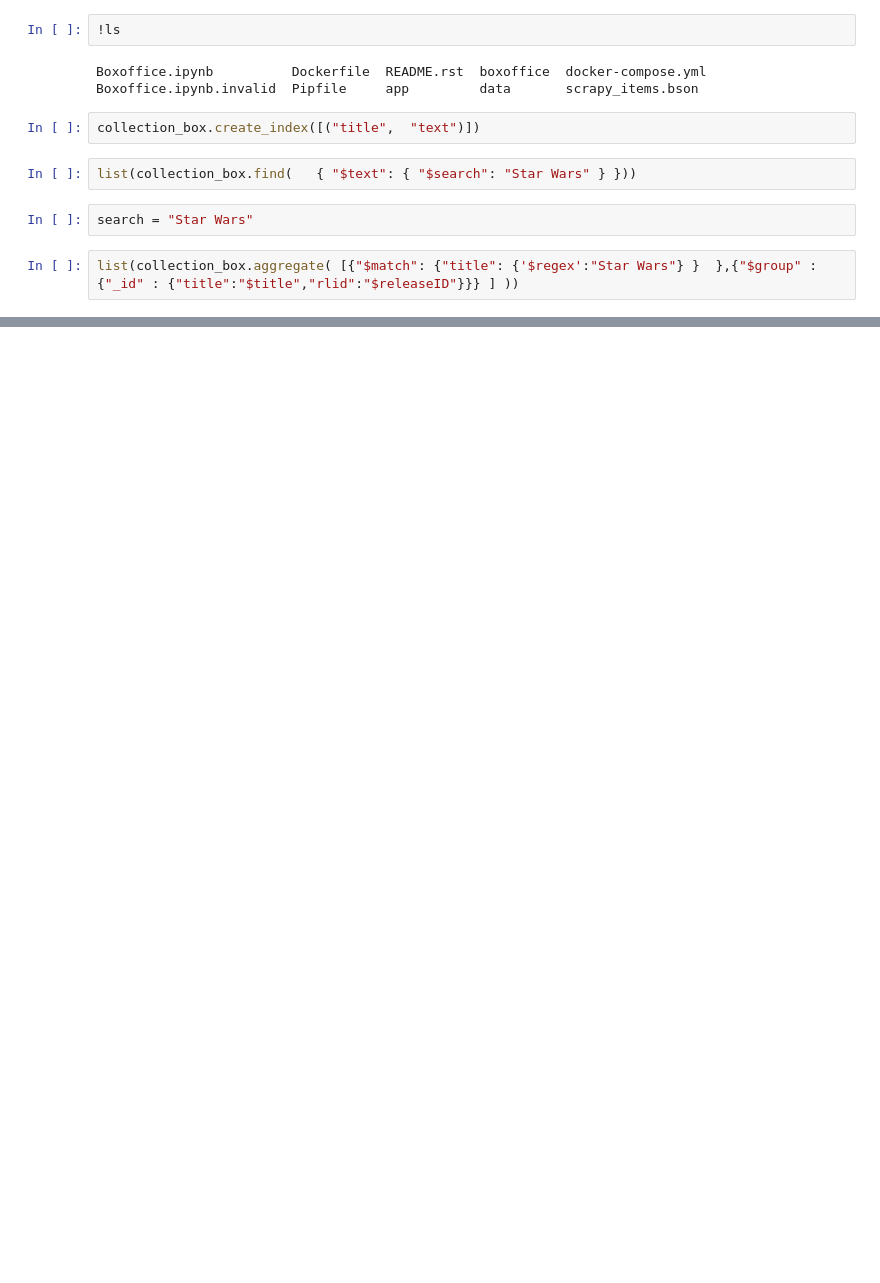
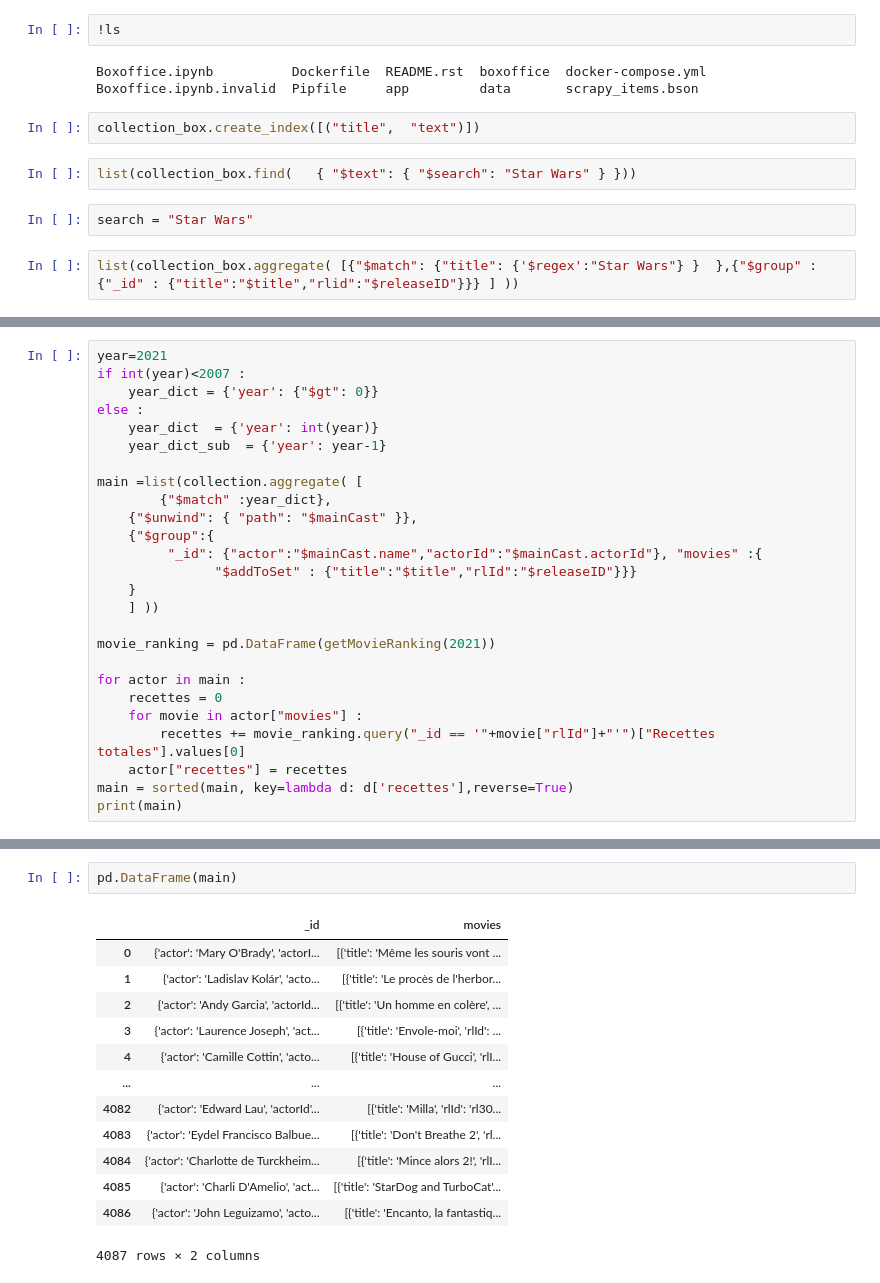
Before and after one commit to theovanrooij/projet_DSIA_4201C, a Jupyter notebook: Boxoffice.ipynb, the cells around one changed output, grey strips where cells are left out. Drawn from its saved outputs; the diff is of its cells as text; blank space fills up the shorter version.

```diff
--- a/Boxoffice.ipynb
+++ b/Boxoffice.ipynb
@@ -520,0 +380,26 @@ list(collection_box.aggregate( [{"$match": {"title": {'$regex':"Star Wars"} }  }
+# %%
+year=2021
+if int(year)<2007 :
+    year_dict = {'year': {"$gt": 0}}
+else :
+    year_dict  = {'year': int(year)}
+    year_dict_sub  = {'year': year-1}
+
+main =list(collection.aggregate( [
+        {"$match" :year_dict},
+    {"$unwind": { "path": "$mainCast" }},
+    {"$group":{
+         "_id": {"actor":"$mainCast.name","actorId":"$mainCast.actorId"}, "movies" :{
+               "$addToSet" : {"title":"$title","rlId":"$releaseID"}}}
+    }
+    ] ))
+
+movie_ranking = pd.DataFrame(getMovieRanking(2021))
+
+for actor in main :
+    recettes = 0
+    for movie in actor["movies"] :
+        recettes += movie_ranking.query("_id == '"+movie["rlId"]+"'")["Recettes totales"].values[0]
+    actor["recettes"] = recettes
+main = sorted(main, key=lambda d: d['recettes'],reverse=True)
+print(main)
@@ -520,0 +499,16 @@ list(collection_box.aggregate( [{"$match": {"title": {'$regex':"Star Wars"} }  }
+# %%
+pd.DataFrame(main)
+# %% [output]
+|  | _id | movies |
+| 0 | {'actor': 'Mary O'Brady', 'actorI... | [{'title': 'Même les souris vont ... |
+| 1 | {'actor': 'Ladislav Kolár', 'acto... | [{'title': 'Le procès de l'herbor... |
+| 2 | {'actor': 'Andy Garcia', 'actorId... | [{'title': 'Un homme en colère', ... |
+| 3 | {'actor': 'Laurence Joseph', 'act... | [{'title': 'Envole-moi', 'rlId': ... |
+| 4 | {'actor': 'Camille Cottin', 'acto... | [{'title': 'House of Gucci', 'rlI... |
+| ... | ... | ... |
+| 4082 | {'actor': 'Edward Lau', 'actorId'... | [{'title': 'Milla', 'rlId': 'rl30... |
+| 4083 | {'actor': 'Eydel Francisco Balbue... | [{'title': 'Don't Breathe 2', 'rl... |
+| 4084 | {'actor': 'Charlotte de Turckheim... | [{'title': 'Mince alors 2!', 'rlI... |
+| 4085 | {'actor': 'Charli D'Amelio', 'act... | [{'title': 'StarDog and TurboCat'... |
+| 4086 | {'actor': 'John Leguizamo', 'acto... | [{'title': 'Encanto, la fantastiq... |
+4087 rows × 2 columns
```
Also changed, not shown: parts of 58 cells of this notebook, 44 other files.
